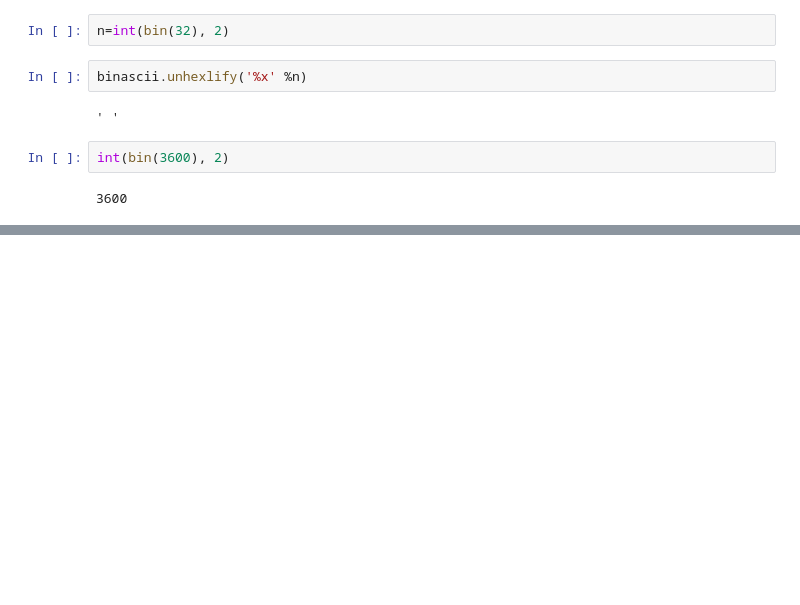
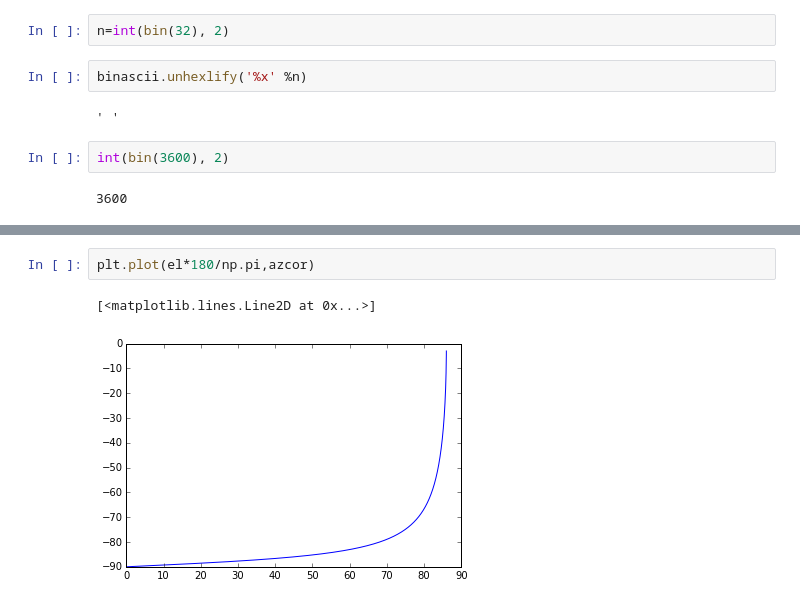
Before and after one commit to saint-germain/ControlAntena, a Jupyter notebook: position.ipynb, the cells around one changed output, grey strips where cells are left out. Drawn from its saved outputs; the diff is of its cells as text; blank space fills up the shorter version.

```diff
--- a/position.ipynb
+++ b/position.ipynb
@@ -216,0 +243,5 @@ int(bin(3600), 2)
+# %%
+plt.plot(el*180/np.pi,azcor)
+# %% [output]
+[<matplotlib.lines.Line2D at 0x...>]
+[figure, added]
```
Also changed, not shown: parts of 10 cells of this notebook.
